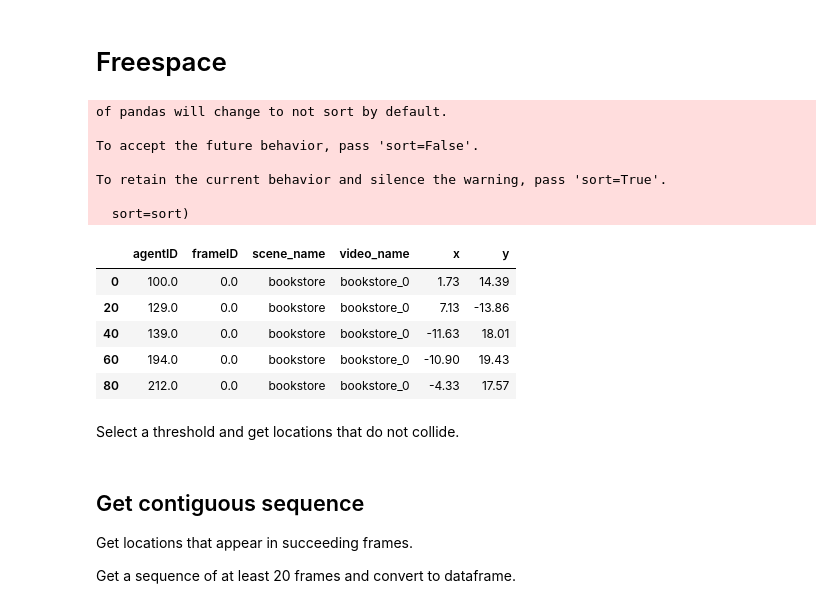
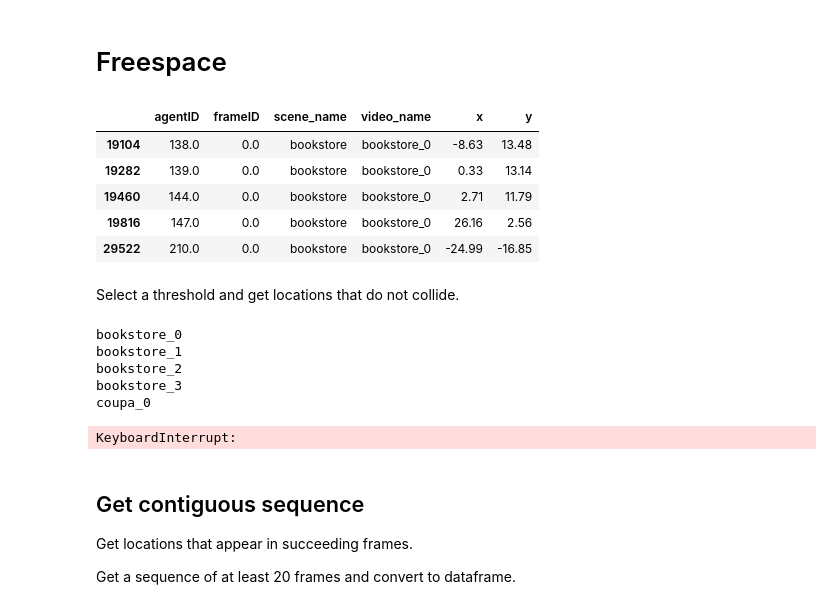
Before and after one commit to tessavdheiden/SafeCritic, a Jupyter notebook: scripts/data_processing/Model_Analysis.ipynb, the cells around one changed output. Cells and saved outputs as stored; diff of their text form; code cells hidden in the pictures.

```diff
--- a/scripts/data_processing/Model_Analysis.ipynb
+++ b/scripts/data_processing/Model_Analysis.ipynb
@@ -20,39 +18,32 @@ obs_len = 8
 pred_len = 12
 seq_len = obs_len + pred_len
 # %%
-root = '/home/q392358/Documents/FLORA/data/TRAJNET/trajnet/Training/'
+root = '/home/q392358/Documents/FLORA/data/SDD_ALL/sdd_all/Training/'
 dataset_paths = [root + "train/", root + "test/"]
 frame_rate = 30
 
 # Read all scene annotations and store them in a unique dataframe
 # Each row will have this format: [scene_name, frameID, agentID, x, y, lost, occluded, interpolated, agent_type]
 scenes_annotations_dataframe = pd.DataFrame(columns=["scene_name", "video_name", "frameID", "agentID", "x", "y"],
                                             dtype=np.float64)
 
 for dataset_path in dataset_paths:
     for root, dirs, files in os.walk(dataset_path):
         if root != dataset_path:
             break;
         for file_name in files:
             scene_dataframe = pd.read_csv(root + "/" + file_name, sep=' ', header=None,
                                  names=["frameID", "agentID", "x", "y"])
             scene_dataframe["scene_name"] = file_name.split("_")[0]
             scene_dataframe["video_name"] = file_name[:-4]
             scenes_annotations_dataframe = scenes_annotations_dataframe.append(scene_dataframe)
 
 scenes_annotations_dataframe = scenes_annotations_dataframe.sort_values(['video_name', 'scene_name', 'frameID', 'agentID'])
 scenes_annotations_dataframe.head()
 # %% [output]
-of pandas will change to not sort by default.
-
-To accept the future behavior, pass 'sort=False'.
-
-To retain the current behavior and silence the warning, pass 'sort=True'.
-
-  sort=sort)
 |  | agentID | frameID | scene_name | video_name | x | y |
-| 0 | 100.0 | 0.0 | bookstore | bookstore_0 | 1.73 | 14.39 |
-| 20 | 129.0 | 0.0 | bookstore | bookstore_0 | 7.13 | -13.86 |
-| 40 | 139.0 | 0.0 | bookstore | bookstore_0 | -11.63 | 18.01 |
-| 60 | 194.0 | 0.0 | bookstore | bookstore_0 | -10.90 | 19.43 |
-| 80 | 212.0 | 0.0 | bookstore | bookstore_0 | -4.33 | 17.57 |
+| 19104 | 138.0 | 0.0 | bookstore | bookstore_0 | -8.63 | 13.48 |
+| 19282 | 139.0 | 0.0 | bookstore | bookstore_0 | 0.33 | 13.14 |
+| 19460 | 144.0 | 0.0 | bookstore | bookstore_0 | 2.71 | 11.79 |
+| 19816 | 147.0 | 0.0 | bookstore | bookstore_0 | 26.16 | 2.56 |
+| 29522 | 210.0 | 0.0 | bookstore | bookstore_0 | -24.99 | -16.85 |
@@ -61,10 +85,11 @@ Select a threshold and get locations that do not collide.
 # %%
 videos = scenes_annotations_dataframe["video_name"].unique()
 
-threshold = 1.0
+threshold = 3.0
 free_space_frames_per_video = {}
 
 for video in videos:
+    print(video)
     scene_annotations_dataframe = scenes_annotations_dataframe[scenes_annotations_dataframe.video_name == video]
     frames = scene_annotations_dataframe.frameID.unique()
 
@@ -74,15 +99,28 @@ for video in videos:
     free_space_frames = []
     for frame in frames:
         current_frame = scene_annotations_dataframe[scene_annotations_dataframe.frameID == frame]
-        if len(in_collision(current_frame, threshold)) > 0:
-            continue
 
-        if len(hit_obstacle(current_frame, occupancy_map, threshold)) > 0:
-            continue
+        ids = in_collision(current_frame, threshold)
 
-        free_space_frames.append(frame)
+        if len(ids) > 0:
+            current_frame = current_frame[~current_frame.agentID.isin(ids)]
+
+        if len(current_frame) > 0:
+            ids = hit_obstacle(current_frame, occupancy_map, threshold)
+
+            if len(ids) > 0:
+                current_frame = current_frame[~current_frame.agentID.isin(ids)]
+
+        free_space_frames.append(current_frame)
 
     free_space_frames_per_video[video] = free_space_frames
+# %% [output]
+bookstore_0
+bookstore_1
+bookstore_2
+bookstore_3
+coupa_0
+KeyboardInterrupt:
 # %% [markdown]
 ## Get contiguous sequence
 
```
Also changed, not shown: parts of 3 cells of this notebook, 16 other files.
